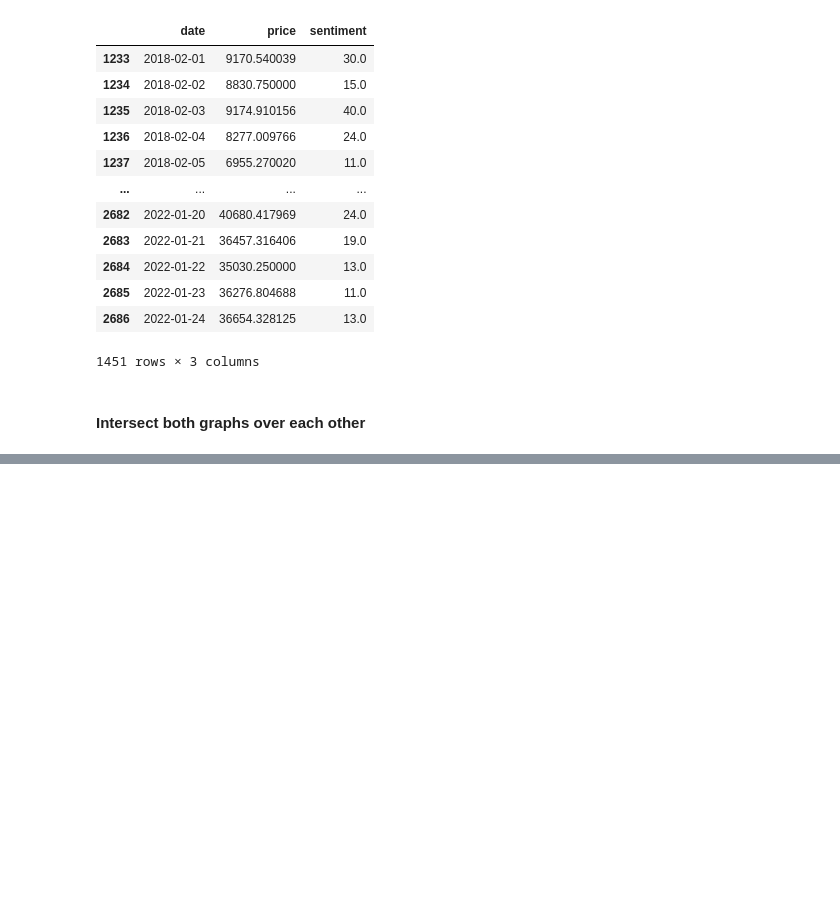
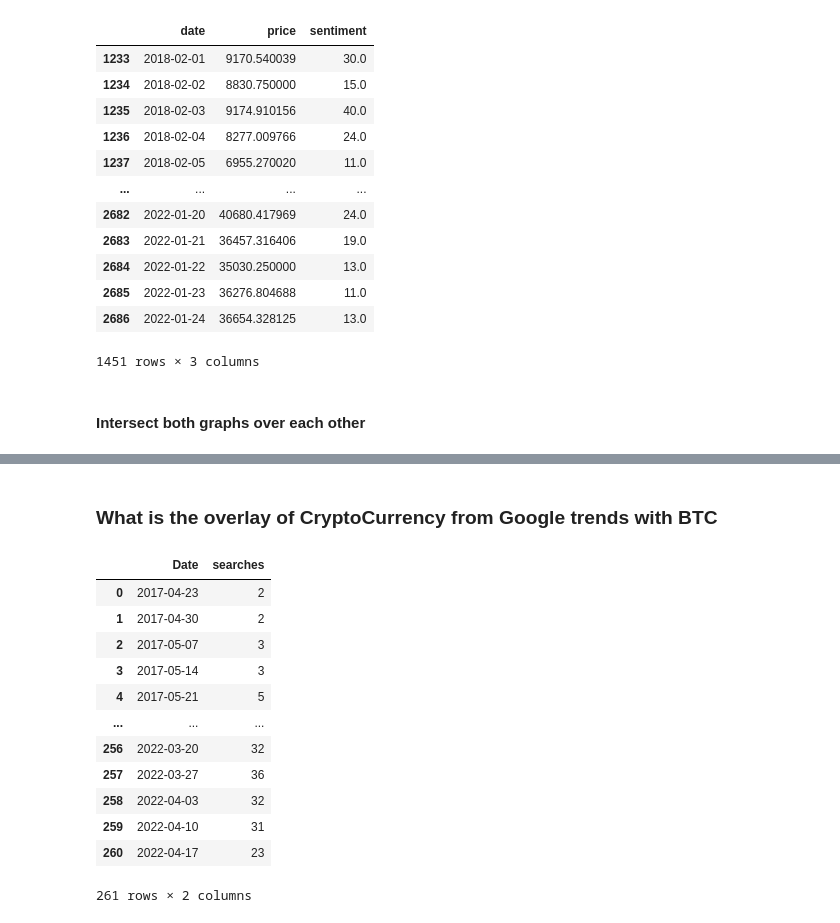
Before and after one commit to AlexMorris10x/bitcoinSentimentAnalysis, a Jupyter notebook: FearGreedIndex.ipynb, the cells around one changed output, grey strips where cells are left out. Saved outputs shown, nothing was run; the diff lists cells and outputs as text; code cells hidden in the pictures; blank space fills up the shorter version.

```diff
--- a/FearGreedIndex.ipynb
+++ b/FearGreedIndex.ipynb
@@ -143 +158,27 @@ Text(0, 0.5, 'avg')
 [figure]
+# %% [markdown]
+### What is the overlay of CryptoCurrency from Google trends with BTC
+# %%
+df = savedf
+
+googleTrends = pd.read_csv(r"./googleTrendsCryptoCurrency.csv")
+
+googleTrends = googleTrends.rename(columns={'Week': 'Date'})
+googleTrends = googleTrends.rename(columns={'Cryptocurrency: (Worldwide)': 'searches'})
+
+savedGoogleTrends = googleTrends
+googleTrends
+# %% [output]
+|  | Date | searches |
+| 0 | 2017-04-23 | 2 |
+| 1 | 2017-04-30 | 2 |
+| 2 | 2017-05-07 | 3 |
+| 3 | 2017-05-14 | 3 |
+| 4 | 2017-05-21 | 5 |
+| ... | ... | ... |
+| 256 | 2022-03-20 | 32 |
+| 257 | 2022-03-27 | 36 |
+| 258 | 2022-04-03 | 32 |
+| 259 | 2022-04-10 | 31 |
+| 260 | 2022-04-17 | 23 |
+261 rows × 2 columns
```
Also changed, not shown: parts of 6 cells of this notebook, 4 other files.
